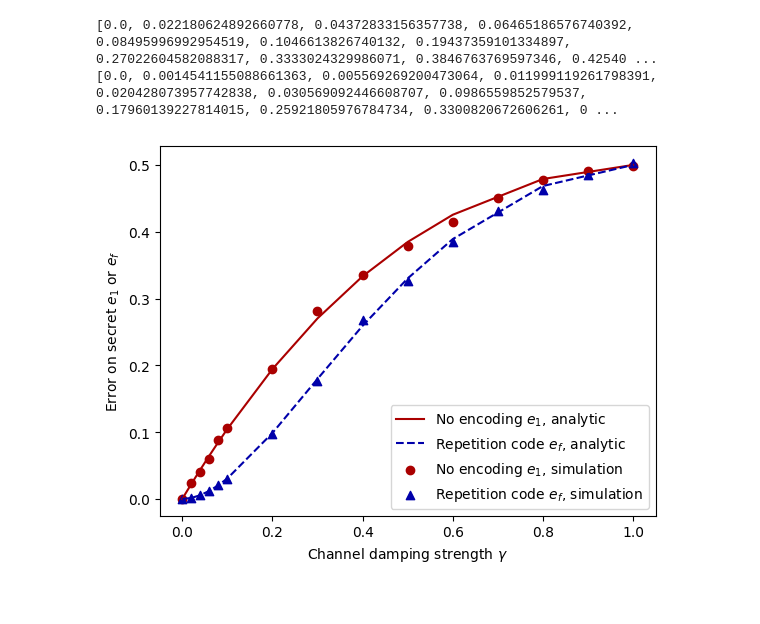
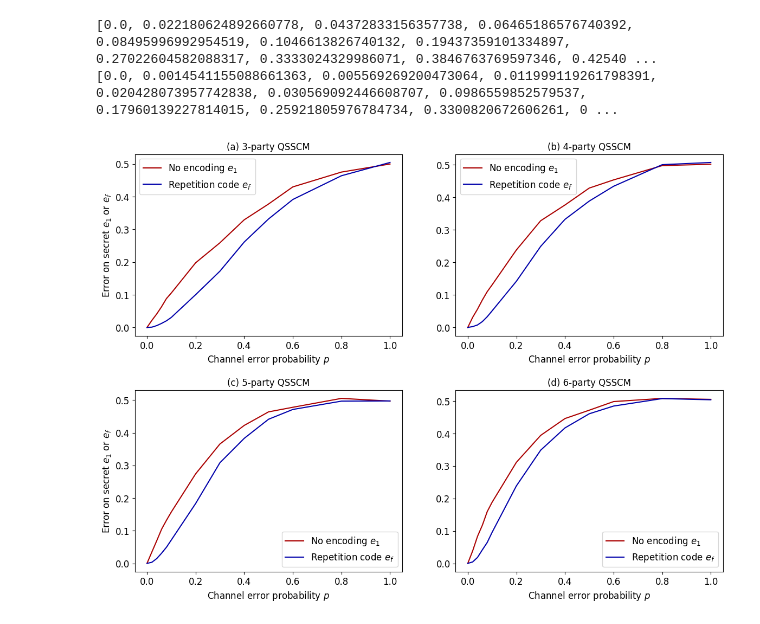
Before and after one commit to sp-k/NoisyQSS, a Jupyter notebook: Untitled.ipynb, the cells around one changed output. Cells and saved outputs as stored; diff of their text form; code cells hidden in the pictures.

```diff
--- a/Untitled.ipynb
+++ b/Untitled.ipynb
@@ -112,7 +190,7 @@ print(erq)
 from matplotlib.pyplot import rcParams
 
 params = {
-          'figure.figsize': (6, 4.5),
+          'figure.figsize': (14, 10),
           'legend.fontsize': 12,
           'axes.labelsize': 12,
           'xtick.labelsize': 12,
@@ -249,23 +817,64 @@ print(erq)
 # %% [output]
 [0.0, 0.022180624892660778, 0.04372833156357738, 0.06465186576740392, 0.08495996992954519, 0.1046613826740132, 0.19437359101334897, 0.27022604582088317, 0.3333024329986071, 0.3846763769597346, 0.42540 ...
 [0.0, 0.0014541155088661363, 0.005569269200473064, 0.011999119261798391, 0.020428073957742838, 0.030569092446608707, 0.0986559852579537, 0.17960139227814015, 0.25921805976784734, 0.3300820672606261, 0 ...
+# %%
+from matplotlib.pyplot import rcParams
+
+params = {
+          'figure.figsize': (14, 10),
+          'legend.fontsize': 12,
+          'axes.labelsize': 12,
+          'xtick.labelsize': 12,
+          'ytick.labelsize': 12,
+         }
+rcParams.update(params)
 # %%
-from matplotlib.pyplot import subplots, legend, show, savefig
+from matplotlib.pyplot import subplots, legend, show, savefig, subplots_adjust
 
-_, ax = subplots(1, 1)
-ax.plot([0.0, 0.02, 0.04, 0.06, 0.08, 0.1, 0.2, 0.3, 0.4, 0.5, 0.6, 0.8, 1.0], err, label = r'No encoding $e_1$, analytic', color = '#a00')
-ax.plot([0.0, 0.02, 0.04, 0.06, 0.08, 0.1, 0.2, 0.3, 0.4, 0.5, 0.6, 0.8, 1.0], erq, label = r'Repetition code $e_f$, analytic', color = '#00a', ls = '--')
-ax.scatter([0.0, 0.02, 0.04, 0.06, 0.08, 0.1, 0.2, 0.3, 0.4, 0.5, 0.6, 0.7, 0.8, 0.9, 1.0], err_list, label = r'No encoding $e_1$, simulation', marker = 'o', color = '#a00')
-ax.scatter([0.0, 0.02, 0.04, 0.06, 0.08, 0.1, 0.2, 0.3, 0.4, 0.5, 0.6, 0.7, 0.8, 0.9, 1.0], err_lQEC, label = r'Repetition code $e_f$, simulation', marker = '^', color = '#00a')
+fig, ax = subplots(2, 2)
 
+subplots_adjust(hspace = 0.3)
 
-ax.set_xlabel(r'Channel damping strength $\gamma$')
-ax.set_ylabel(r'Error on secret $e_1$ or $e_f$')
+ax[0, 0].plot([0.0, 0.02, 0.04, 0.06, 0.08, 0.1, 0.2, 0.3, 0.4, 0.5, 0.6, 0.8, 1.0], damp_err_list[3], label = r'No encoding $e_1$', color = '#a00')
+ax[0, 0].plot([0.0, 0.02, 0.04, 0.06, 0.08, 0.1, 0.2, 0.3, 0.4, 0.5, 0.6, 0.8, 1.0], damp_err_lQEC[3], label = r'Repetition code $e_f$', color = '#00a')
 
-legend()
+ax[0, 0].set_xlabel(r'Channel error probability $p$')
+ax[0, 0].set_ylabel(r'Error on secret $e_1$ or $e_f$')
 
-savefig("Figure2.pdf", format="pdf", bbox_inches="tight")
+ax[0, 0].legend()
+
+ax[0, 0].set_title('(a) 3-party QSSCM')
+
+ax[0, 1].plot([0.0, 0.02, 0.04, 0.06, 0.08, 0.1, 0.2, 0.3, 0.4, 0.5, 0.6, 0.8, 1.0], damp_err_list[4], label = r'No encoding $e_1$', color = '#a00')
+ax[0, 1].plot([0.0, 0.02, 0.04, 0.06, 0.08, 0.1, 0.2, 0.3, 0.4, 0.5, 0.6, 0.8, 1.0], damp_err_lQEC[4], label = r'Repetition code $e_f$', color = '#00a')
+
+ax[0, 1].set_xlabel(r'Channel error probability $p$')
+
+ax[0, 1].legend()
+
+ax[0, 1].set_title('(b) 4-party QSSCM')
+
+ax[1, 0].plot([0.0, 0.02, 0.04, 0.06, 0.08, 0.1, 0.2, 0.3, 0.4, 0.5, 0.6, 0.8, 1.0], damp_err_list[5], label = r'No encoding $e_1$', color = '#a00')
+ax[1, 0].plot([0.0, 0.02, 0.04, 0.06, 0.08, 0.1, 0.2, 0.3, 0.4, 0.5, 0.6, 0.8, 1.0], damp_err_lQEC[5], label = r'Repetition code $e_f$', color = '#00a')
+
+ax[1, 0].set_xlabel(r'Channel error probability $p$')
+ax[1, 0].set_ylabel(r'Error on secret $e_1$ or $e_f$')
+
+ax[1, 0].legend()
+
+ax[1, 0].set_title('(c) 5-party QSSCM')
+
+ax[1, 1].plot([0.0, 0.02, 0.04, 0.06, 0.08, 0.1, 0.2, 0.3, 0.4, 0.5, 0.6, 0.8, 1.0], damp_err_list[6], label = r'No encoding $e_1$', color = '#a00')
+ax[1, 1].plot([0.0, 0.02, 0.04, 0.06, 0.08, 0.1, 0.2, 0.3, 0.4, 0.5, 0.6, 0.8, 1.0], damp_err_lQEC[6], label = r'Repetition code $e_f$', color = '#00a')
+
+ax[1, 1].set_xlabel(r'Channel error probability $p$')
+
+ax[1, 1].legend()
+
+ax[1, 1].set_title('(d) 6-party QSSCM')
+
+savefig("rep_damp.png", format="png", bbox_inches="tight")
 
 show()
 # %% [output]
-[figure, old version]
+[figure, new version]
```
Also changed, not shown: parts of 12 cells of this notebook, 7 other files.
